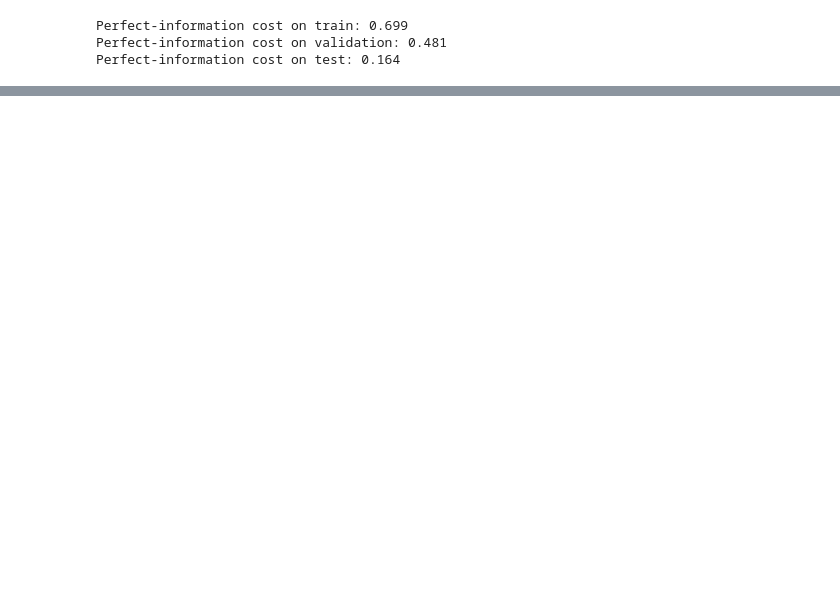
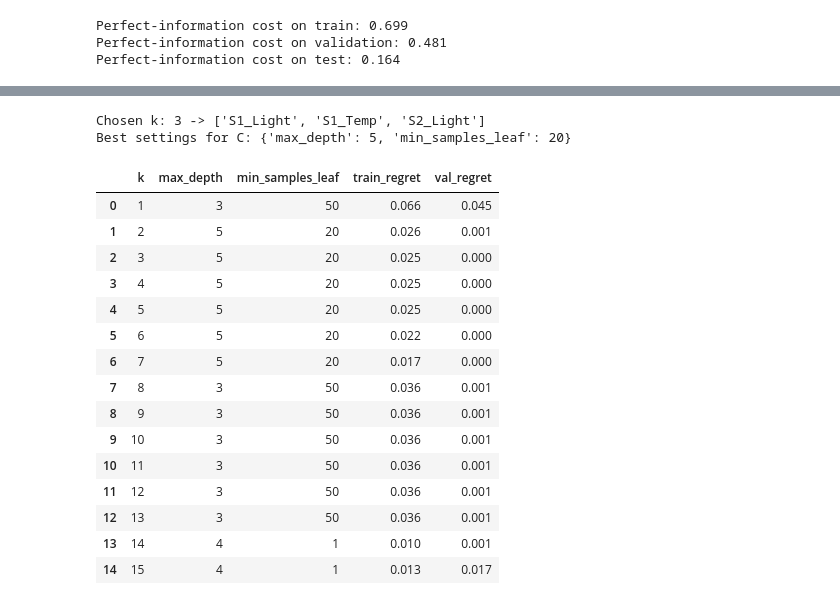
Before and after one commit to Asabourdin/Room_occupancy_prediction, a Jupyter notebook: occupancy_analysis_data.ipynb, the cells around one changed output, grey strips where cells are left out. Saved outputs shown, nothing was run; the diff lists cells and outputs as text; code cells hidden in the pictures; blank space fills up the shorter version.

```diff
--- a/occupancy_analysis_data.ipynb
+++ b/occupancy_analysis_data.ipynb
@@ -372,0 +541,23 @@ baselines.round(3)
+# %%
+PATH_TREE = {"max_depth": 3, "min_samples_leaf": 20, "random_state": 0}   # small fixed tree to test only one sensor at a time, in order not to dilute the information, and really know which feature adds the information
+
+def train_cost_logloss(cols):
+    """Mean cost and log-loss on the train part, for the small fixed tree on these columns"""
+    tree = DecisionTreeClassifier(**PATH_TREE).fit(Xtr[cols], ytr)
+    P = tree_proba(tree, Xtr[cols])
+    cost = mean_cost(action(P), ytr)
+    p_true = np.clip(P[np.arange(len(ytr)), ytr], 1e-6, 1 - 1e-6)   # probability given to the true count
+    return cost, -np.mean(np.log(p_true))
+
+forward_path, path_steps = [], []
+for step in range(16):
+    tries = []
+    for f in features:
+        if f not in forward_path:
+            cost, logloss = train_cost_logloss(forward_path + [f])
+            tries.append((round(cost, 10), logloss, f))
+    cost, logloss, best_f = min(tries)   # lowest cost first, then lowest log-loss
+    forward_path.append(best_f)
+    path_steps.append({"k": step + 1, "added": best_f, "train_cost": cost, "train_logloss": logloss})
+
+pd.DataFrame(path_steps).round(4)
@@ -372,0 +582,40 @@ baselines.round(3)
+# %%
+# for each length k of the path: tune the tree, then look at the regret on train and on validation
+forward_rows, forward_trees = [], {}
+for k in range(1, 16):
+    tree, params, _ = tune_tree(Xtr[forward_path[:k]], Xva[forward_path[:k]])
+    forward_trees[k] = (tree, params)
+    forward_rows.append({"k": k, **params,
+                         "train_regret": evaluate(tree, Xtr[forward_path[:k]], ytr)["regret"],
+                         "val_regret": evaluate(tree, Xva[forward_path[:k]], yva)["regret"]})
+forward_table = pd.DataFrame(forward_rows)
+
+# lowest validation regret and smallest k if there is a tie
+forward_table["val_r"] = forward_table["val_regret"].round(10)
+k_C = int(forward_table.sort_values(["val_r", "k"]).iloc[0]["k"])
+forward_table = forward_table.drop(columns="val_r")
+
+cols_C = forward_path[:k_C]
+tree_C, params_C = forward_trees[k_C]
+print("Chosen k:", k_C, "->", cols_C)
+print("Best settings for C:", params_C)
+forward_table.round(3)
+# %% [output]
+Chosen k: 3 -> ['S1_Light', 'S1_Temp', 'S2_Light']
+Best settings for C: {'max_depth': 5, 'min_samples_leaf': 20}
+|  | k | max_depth | min_samples_leaf | train_regret | val_regret |
+| 0 | 1 | 3 | 50 | 0.066 | 0.045 |
+| 1 | 2 | 5 | 20 | 0.026 | 0.001 |
+| 2 | 3 | 5 | 20 | 0.025 | 0.000 |
+| 3 | 4 | 5 | 20 | 0.025 | 0.000 |
+| 4 | 5 | 5 | 20 | 0.025 | 0.000 |
+| 5 | 6 | 5 | 20 | 0.022 | 0.000 |
+| 6 | 7 | 5 | 20 | 0.017 | 0.000 |
+| 7 | 8 | 3 | 50 | 0.036 | 0.001 |
+| 8 | 9 | 3 | 50 | 0.036 | 0.001 |
+| 9 | 10 | 3 | 50 | 0.036 | 0.001 |
+| 10 | 11 | 3 | 50 | 0.036 | 0.001 |
+| 11 | 12 | 3 | 50 | 0.036 | 0.001 |
+| 12 | 13 | 3 | 50 | 0.036 | 0.001 |
+| 13 | 14 | 4 | 1 | 0.010 | 0.001 |
+| 14 | 15 | 4 | 1 | 0.013 | 0.017 |
```
Also changed, not shown: parts of 35 cells of this notebook, 2 other files.
